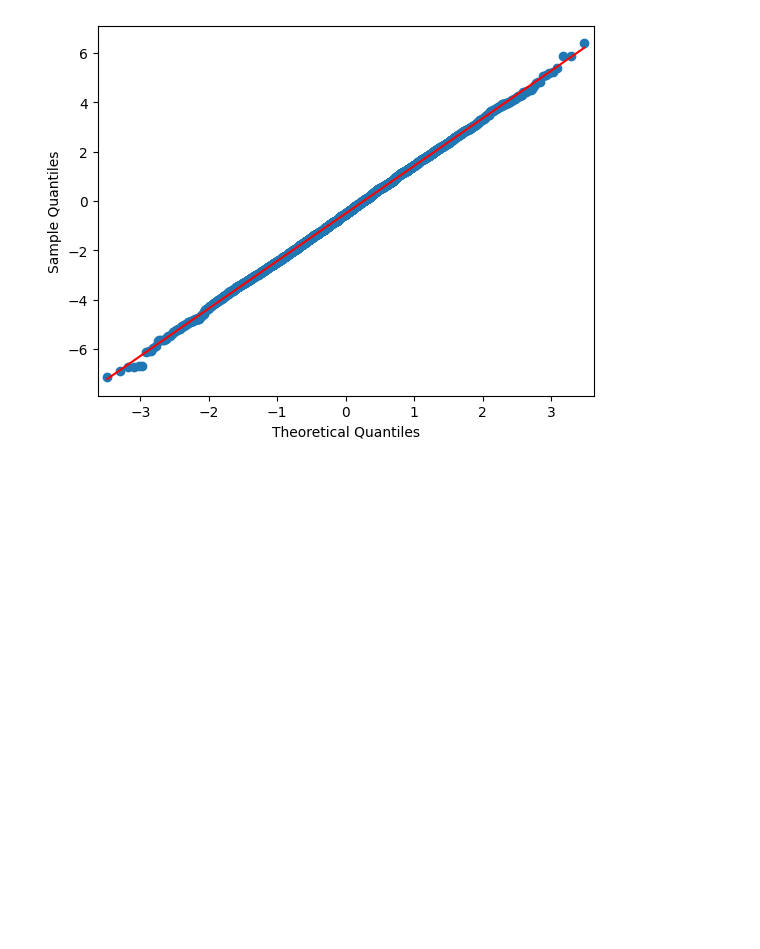
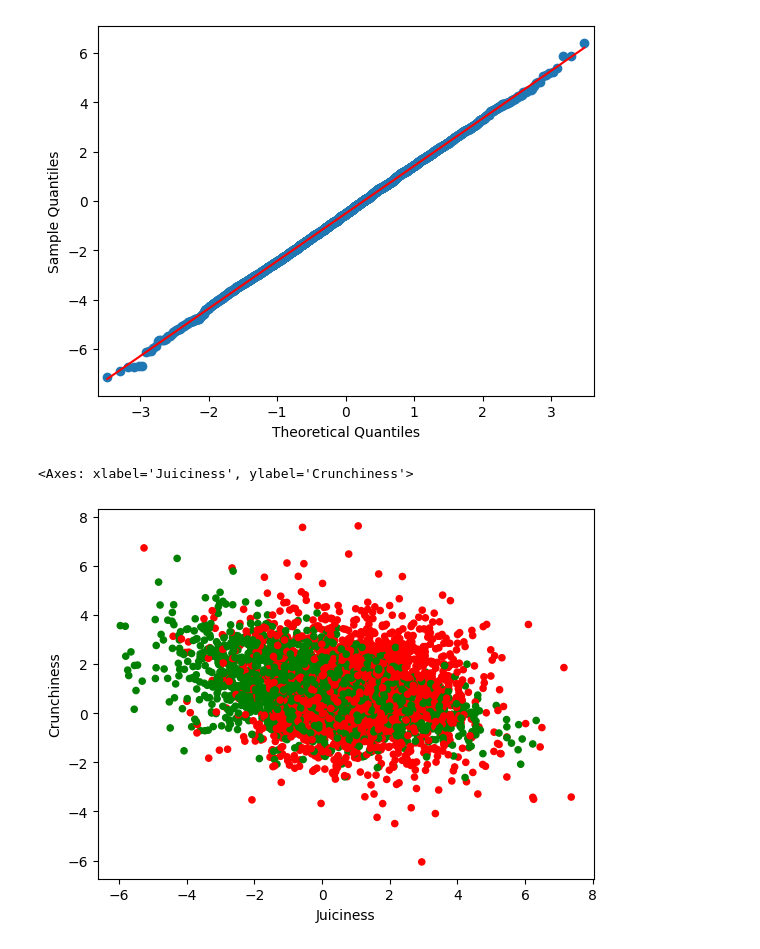
Before and after one commit to hchulvej/MachineLearning, a Jupyter notebook: Apples_dataset.ipynb, the cells around one changed output. Saved outputs shown, nothing was run; the diff lists cells and outputs as text; code cells hidden in the pictures; blank space fills up the shorter version.

```diff
--- a/Apples_dataset.ipynb
+++ b/Apples_dataset.ipynb
@@ -201,3 +201,10 @@ plt.show()
 # %%
 # Da datakvantilerne med god tilnærmelse ligger på den "teoretisk linje", ser det ud
 # til, at data med god tilnærmelse er normalfordelte.
+# %%
+colors = np.where(df["Quality"]=="good",'red','green')
+# %%
+df.plot.scatter(x="Juiciness", y="Crunchiness", c=colors)
+# %% [output]
+<Axes: xlabel='Juiciness', ylabel='Crunchiness'>
+[figure, added]
```
Also changed, not shown: 2 other files.
